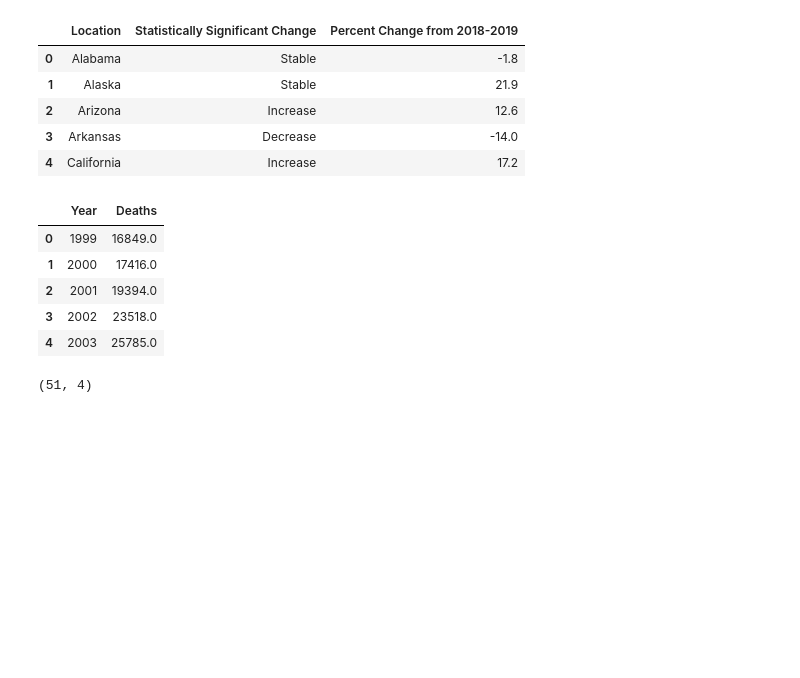
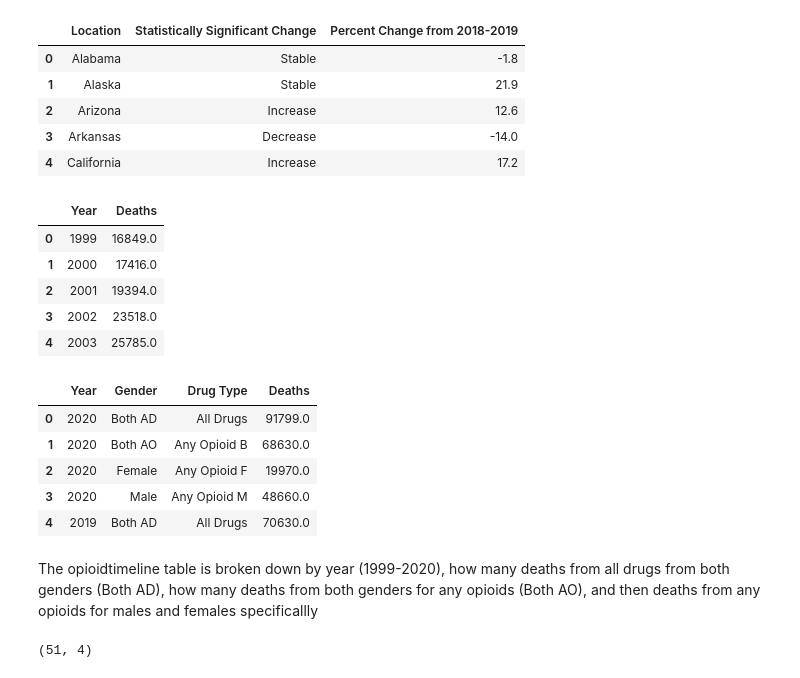
Before and after one commit to molly-rusk/DeathsbyDrugOverdoseinTheUS, a Jupyter notebook: Capstone_Notebook.ipynb, the cells around one changed output. Saved outputs shown, nothing was run; the diff lists cells and outputs as text; code cells hidden in the pictures; blank space fills up the shorter version.

```diff
--- a/Capstone_Notebook.ipynb
+++ b/Capstone_Notebook.ipynb
@@ -64,6 +64,18 @@ deathstimeline.head()
 | 2 | 2001 | 19394.0 |
 | 3 | 2002 | 23518.0 |
 | 4 | 2003 | 25785.0 |
+# %%
+opioidtimeline = pd.read_csv('OpioidTimeline.csv')
+opioidtimeline.head()
+# %% [output]
+|  | Year | Gender | Drug Type | Deaths |
+| 0 | 2020 | Both AD | All Drugs | 91799.0 |
+| 1 | 2020 | Both AO | Any Opioid B | 68630.0 |
+| 2 | 2020 | Female | Any Opioid F | 19970.0 |
+| 3 | 2020 | Male | Any Opioid M | 48660.0 |
+| 4 | 2019 | Both AD | All Drugs | 70630.0 |
+# %% [markdown]
+The opioidtimeline table is broken down by year (1999-2020), how many deaths from all drugs from both genders (Both AD), how many deaths from both genders for any opioids (Both AO), and then deaths from any opioids for males and females specificallly
 # %%
 deaths2018.shape
 # %% [output]
```
Also changed, not shown: parts of 9 cells of this notebook.
